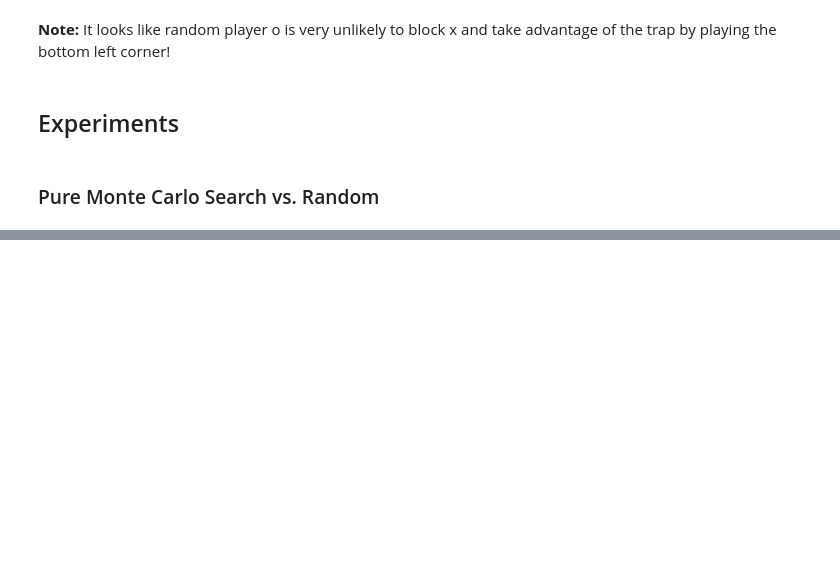
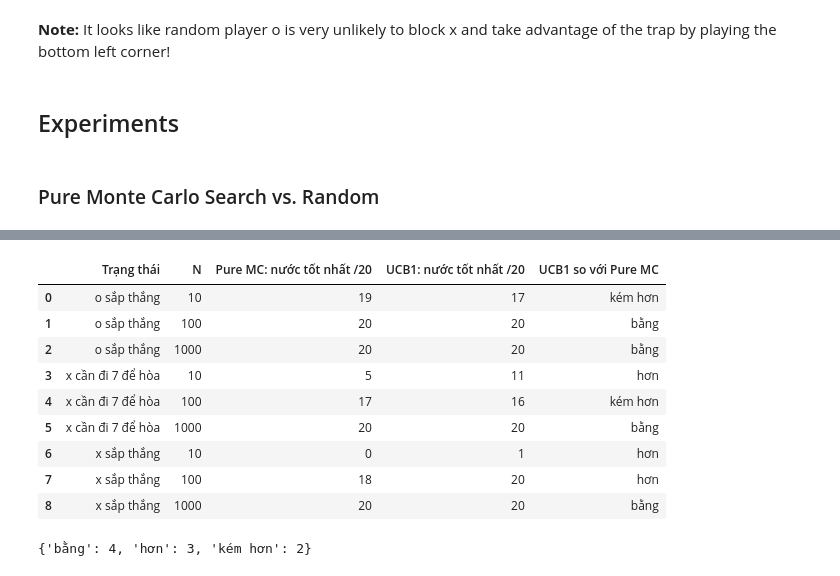
Before and after one commit to Ko4rut/ML-Advance-Group, a Jupyter notebook: lab05 - game/lab05 - game/tictactoe_monte_carlo_tree_search_restricted.ipynb, the cells around one changed output, grey strips where cells are left out. Saved outputs shown, nothing was run; the diff lists cells and outputs as text; code cells hidden in the pictures; blank space fills up the shorter version.

Commit message:
Lab05: add UCB1 vs Pure Monte Carlo comparison and discussion (Bai 6)
Co-Authored-By: Claude Sonnet 5.5 <noreply@anthropic.com>

```diff
--- a/lab05 - game/lab05 - game/tictactoe_monte_carlo_tree_search_restricted.ipynb
+++ b/lab05 - game/lab05 - game/tictactoe_monte_carlo_tree_search_restricted.ipynb
@@ -356,0 +523,24 @@ UCB1 (10) vs. UCB1 (100):
+# %%
+# Pure Monte Carlo: số lần chọn nước tốt nhất /20, chép từ output Bảng 1 của notebook Bài 5 (tictactoe_pure_monte_carlo_search.ipynb).
+pure_mc_best = {('o sắp thắng', 10): 19, ('o sắp thắng', 100): 20, ('o sắp thắng', 1000): 20, ('x cần đi 7 để hòa', 10): 5, ('x cần đi 7 để hòa', 100): 17, ('x cần đi 7 để hòa', 1000): 20, ('x sắp thắng', 10): 0, ('x sắp thắng', 100): 18, ('x sắp thắng', 1000): 20}
+
+rows = []
+for (name, N), pure in pure_mc_best.items():
+    ucb = ucb_best[(name, N)]
+    rows.append({"Trạng thái": name, "N": N, "Pure MC: nước tốt nhất /20": pure, "UCB1: nước tốt nhất /20": ucb,
+                 "UCB1 so với Pure MC": "hơn" if ucb > pure else "bằng" if ucb == pure else "kém hơn"})
+table_compare = pd.DataFrame(rows)
+display(table_compare)
+print(table_compare["UCB1 so với Pure MC"].value_counts().to_dict())
+# %% [output]
+|  | Trạng thái | N | Pure MC: nước tốt nhất /20 | UCB1: nước tốt nhất /20 | UCB1 so với Pure MC |
+| 0 | o sắp thắng | 10 | 19 | 17 | kém hơn |
+| 1 | o sắp thắng | 100 | 20 | 20 | bằng |
+| 2 | o sắp thắng | 1000 | 20 | 20 | bằng |
+| 3 | x cần đi 7 để hòa | 10 | 5 | 11 | hơn |
+| 4 | x cần đi 7 để hòa | 100 | 17 | 16 | kém hơn |
+| 5 | x cần đi 7 để hòa | 1000 | 20 | 20 | bằng |
+| 6 | x sắp thắng | 10 | 0 | 1 | hơn |
+| 7 | x sắp thắng | 100 | 18 | 20 | hơn |
+| 8 | x sắp thắng | 1000 | 20 | 20 | bằng |
+{'bằng': 4, 'hơn': 3, 'kém hơn': 2}
```
Also changed, not shown: parts of 51 cells of this notebook.
